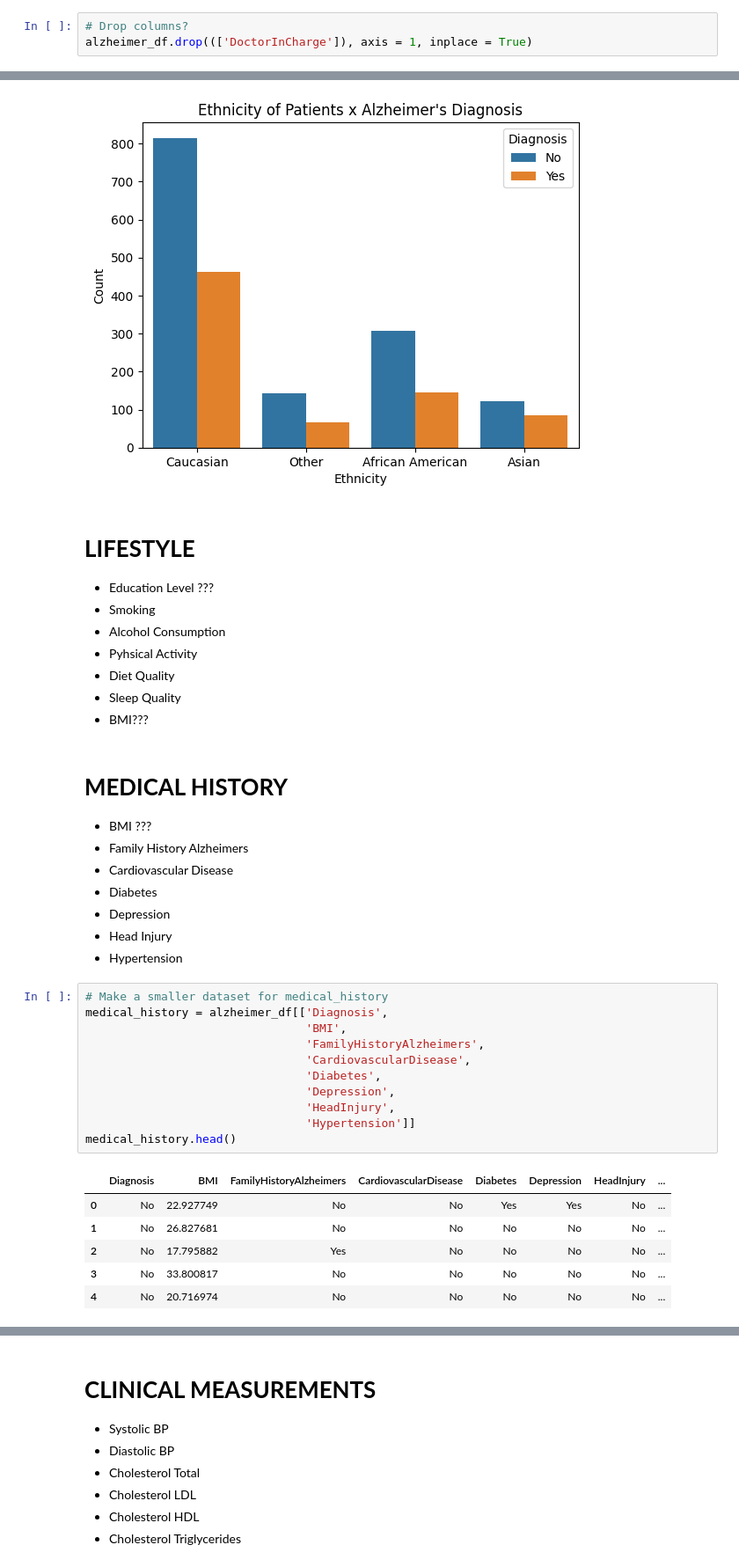
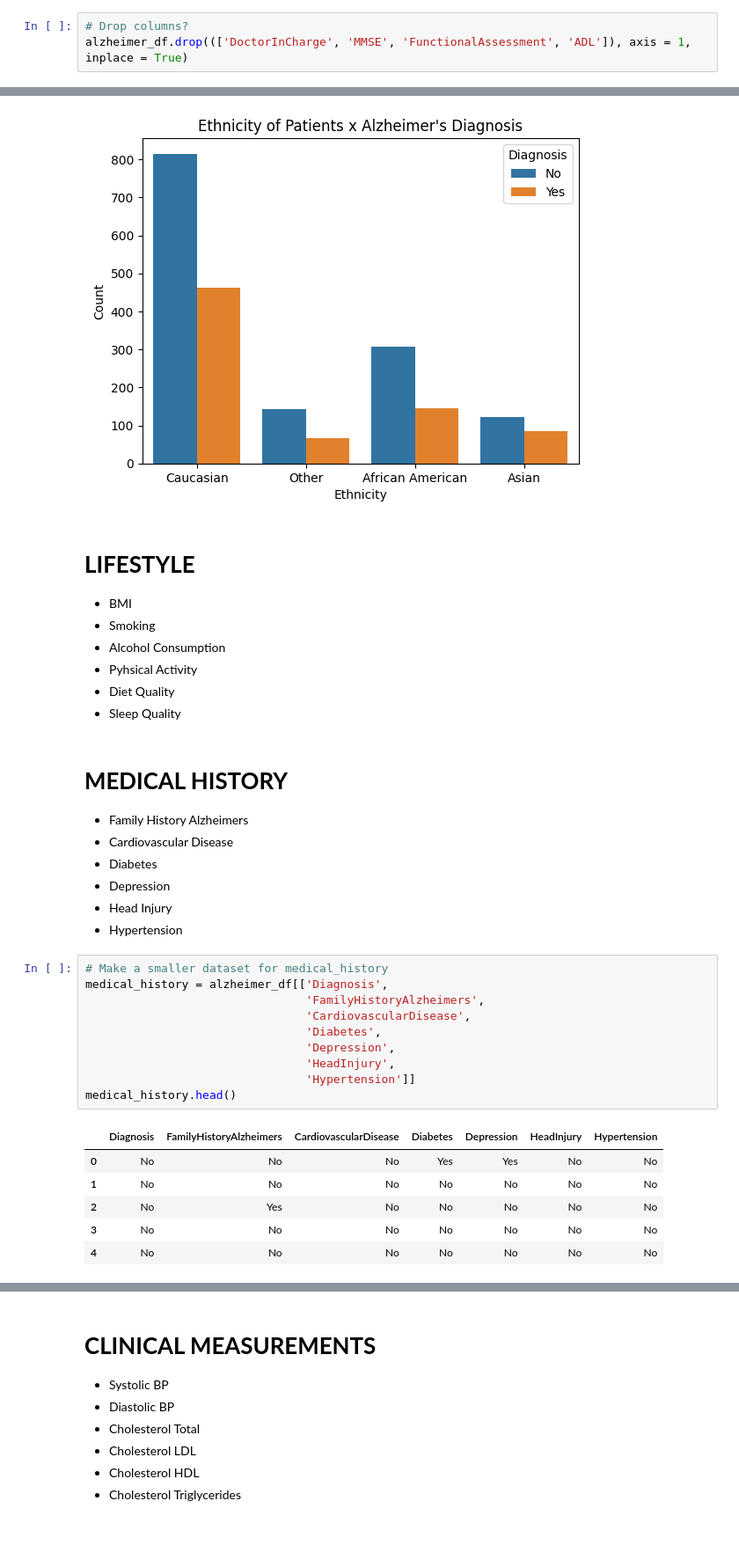
Before and after one commit to maddiejane25/Project-1, a Jupyter notebook: Alzheimers_data.ipynb, the cells around one changed output, grey strips where cells are left out. Shown at 88% size. Drawn from its saved outputs; the diff is of its cells as text; blank space fills up the shorter version.

```diff
--- a/Alzheimers_data.ipynb
+++ b/Alzheimers_data.ipynb
@@ -62,7 +62,7 @@ Duplicate: 0
 # **EXPLORATORY DATA ANALYSIS**
 # %%
 # Drop columns?
-alzheimer_df.drop((['DoctorInCharge']), axis = 1, inplace = True)
+alzheimer_df.drop((['DoctorInCharge', 'MMSE', 'FunctionalAssessment', 'ADL']), axis = 1, inplace = True)
 # %%
 # Change Binary Columns from 0/1 to No/Yes
 alzheimer_df[['Smoking', 'FamilyHistoryAlzheimers','CardiovascularDisease', 'Diabetes', 'Depression', 'HeadInjury', 'Hypertension', 'MemoryComplaints', 'BehavioralProblems', 'Confusion', 'Disorientation', 'PersonalityChanges', 'DifficultyCompletingTasks', 'Forgetfulness', 'Diagnosis']] = alzheimer_df[['Smoking', 'FamilyHistoryAlzheimers','CardiovascularDisease', 'Diabetes', 'Depression', 'HeadInjury', 'Hypertension', 'MemoryComplaints', 'BehavioralProblems', 'Confusion', 'Disorientation', 'PersonalityChanges', 'DifficultyCompletingTasks', 'Forgetfulness', 'Diagnosis']].replace({0: 'No', 1: 'Yes'})
@@ -143,16 +148,14 @@ plt.show()
 [figure]
 # %% [markdown]
 # **LIFESTYLE**
-* Education Level ???
+* BMI
 * Smoking
 * Alcohol Consumption
 * Pyhsical Activity
 * Diet Quality
 * Sleep Quality
-* BMI???
 # %% [markdown]
 # **MEDICAL HISTORY**
-* BMI ???
 * Family History Alzheimers
 * Cardiovascular Disease
 * Diabetes
@@ -162,21 +165,20 @@ plt.show()
 # %%
 # Make a smaller dataset for medical_history
 medical_history = alzheimer_df[['Diagnosis',
-                                'BMI',
                                 'FamilyHistoryAlzheimers',
                                 'CardiovascularDisease',
                                 'Diabetes',
                                 'Depression',
                                 'HeadInjury',
                                 'Hypertension']]
 medical_history.head()
 # %% [output]
-|  | Diagnosis | BMI | FamilyHistoryAlzheimers | CardiovascularDisease | Diabetes | Depression | HeadInjury | ... |
-| 0 | No | 22.927749 | No | No | Yes | Yes | No | ... |
-| 1 | No | 26.827681 | No | No | No | No | No | ... |
-| 2 | No | 17.795882 | Yes | No | No | No | No | ... |
-| 3 | No | 33.800817 | No | No | No | No | No | ... |
-| 4 | No | 20.716974 | No | No | No | No | No | ... |
+|  | Diagnosis | FamilyHistoryAlzheimers | CardiovascularDisease | Diabetes | Depression | HeadInjury | Hypertension |
+| 0 | No | No | No | Yes | Yes | No | No |
+| 1 | No | No | No | No | No | No | No |
+| 2 | No | Yes | No | No | No | No | No |
+| 3 | No | No | No | No | No | No | No |
+| 4 | No | No | No | No | No | No | No |
 # %%
 # Plot a countplot of Family History vs Diagnosis
 sns.countplot(x='FamilyHistoryAlzheimers', hue='Diagnosis', data=medical_history)
```
Also changed, not shown: parts of 12 cells of this notebook.
